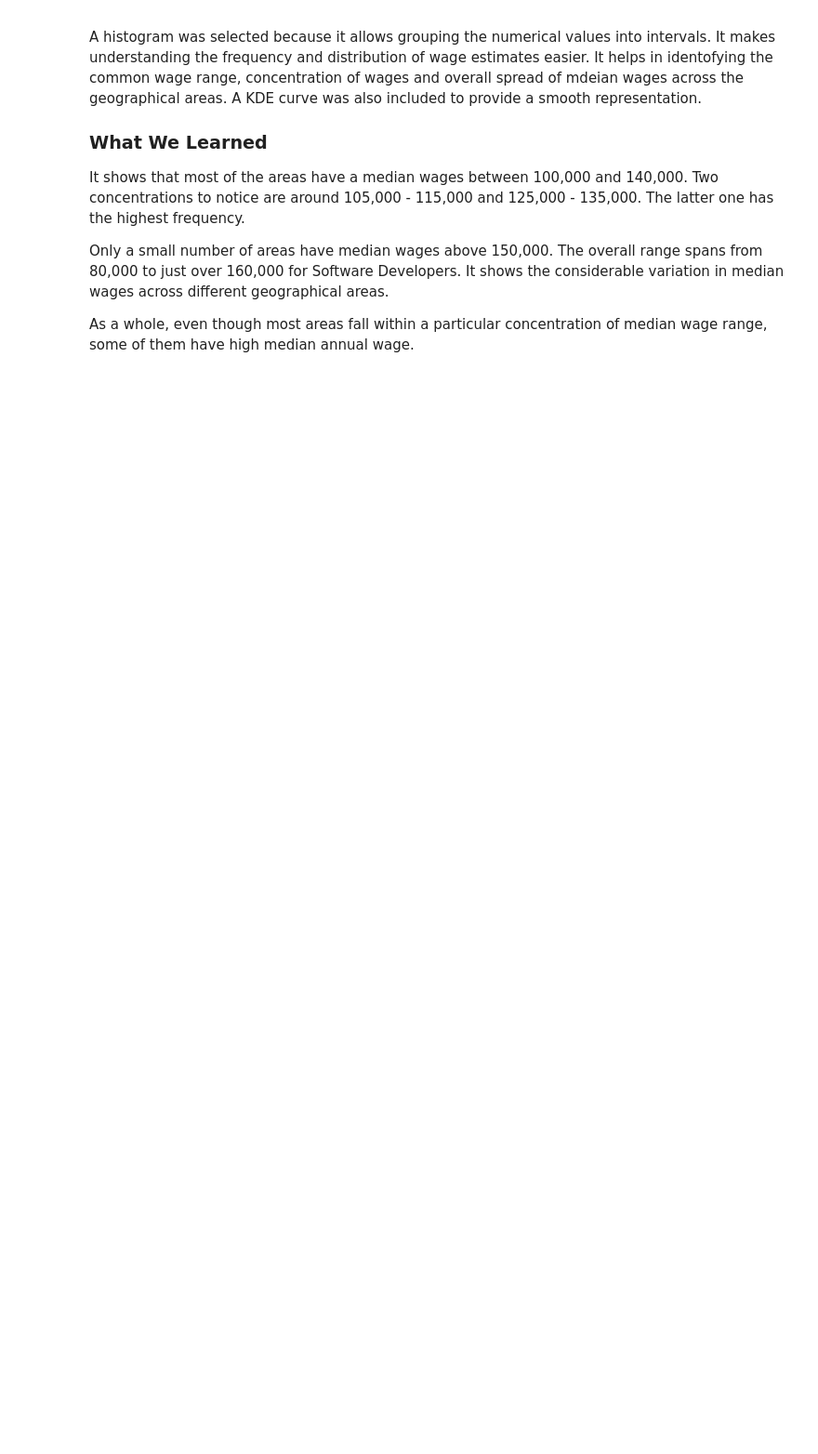
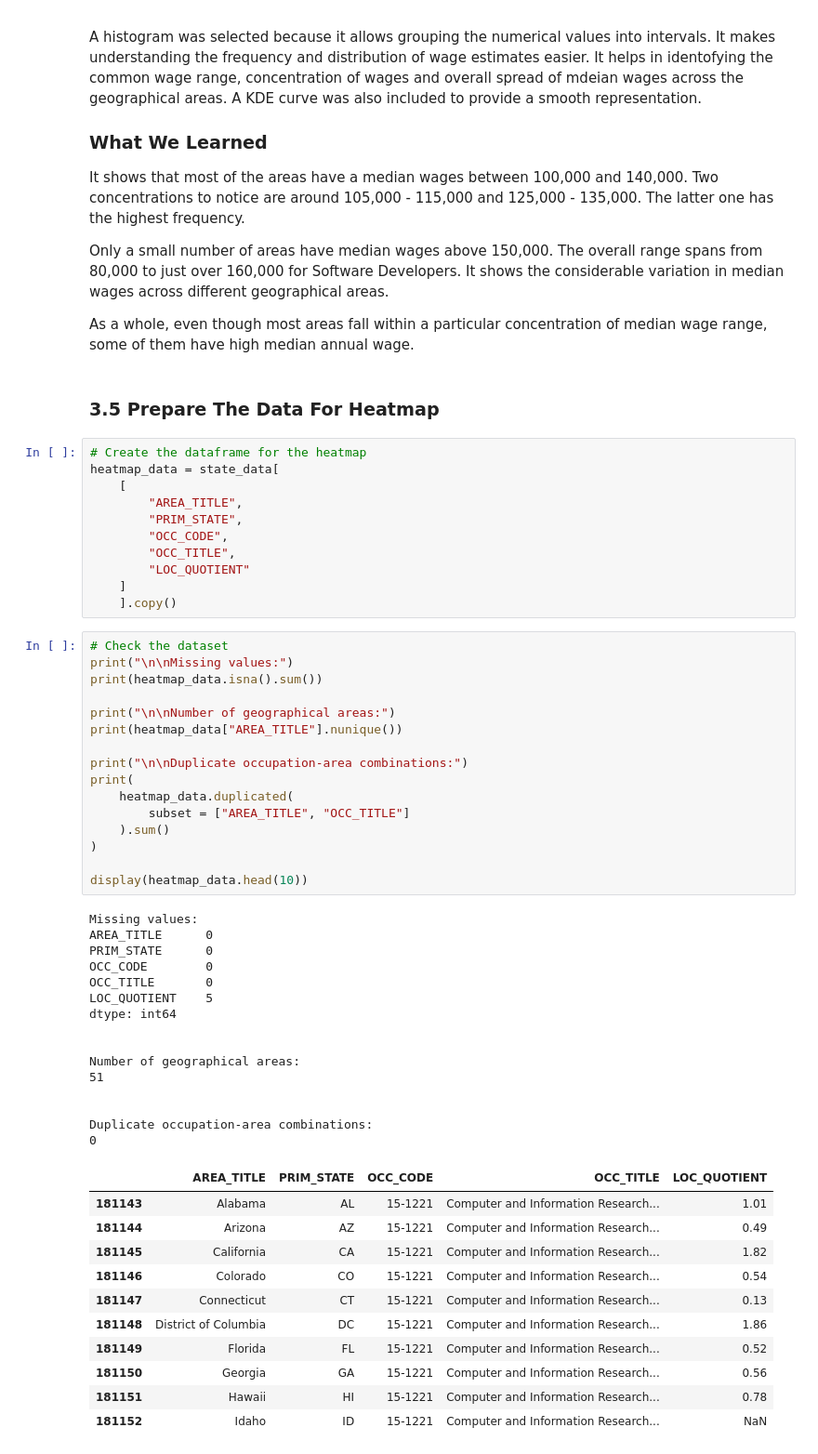
Before and after one commit to 2024635/CA1-Data-Visualisation-and-Communication-2024635, a Jupyter notebook: CA1-Data-Visualisation-and-Communication.ipynb, the cells around one changed output. Shown at 93% size. Cells and saved outputs as stored; diff of their text form; blank space fills up the shorter version.

```diff
--- a/CA1-Data-Visualisation-and-Communication.ipynb
+++ b/CA1-Data-Visualisation-and-Communication.ipynb
@@ -833,3 +833,59 @@ It shows that most of the areas have a median wages between 100,000 and 140,000.
 Only a small number of areas have median wages above 150,000. The overall range spans from 80,000 to just over 160,000 for Software Developers. It shows the considerable variation in median wages across different geographical areas.
 
 As a whole, even though most areas fall within a particular concentration of median wage range, some of them have high median annual wage.
+# %% [markdown]
+### 3.5 Prepare The Data For Heatmap
+# %%
+# Create the dataframe for the heatmap
+heatmap_data = state_data[
+    [
+        "AREA_TITLE",
+        "PRIM_STATE",
+        "OCC_CODE",
+        "OCC_TITLE",
+        "LOC_QUOTIENT"
+    ]
+    ].copy()
+# %%
+# Check the dataset
+print("\n\nMissing values:")
+print(heatmap_data.isna().sum())
+
+print("\n\nNumber of geographical areas:")
+print(heatmap_data["AREA_TITLE"].nunique())
+
+print("\n\nDuplicate occupation-area combinations:")
+print(
+    heatmap_data.duplicated(
+        subset = ["AREA_TITLE", "OCC_TITLE"]
+    ).sum()
+)
+
+display(heatmap_data.head(10))
+# %% [output]
+Missing values:
+AREA_TITLE      0
+PRIM_STATE      0
+OCC_CODE        0
+OCC_TITLE       0
+LOC_QUOTIENT    5
+dtype: int64
+
+
+Number of geographical areas:
+51
+
+
+Duplicate occupation-area combinations:
+0
+|  | AREA_TITLE | PRIM_STATE | OCC_CODE | OCC_TITLE | LOC_QUOTIENT |
+| 181143 | Alabama | AL | 15-1221 | Computer and Information Research... | 1.01 |
+| 181144 | Arizona | AZ | 15-1221 | Computer and Information Research... | 0.49 |
+| 181145 | California | CA | 15-1221 | Computer and Information Research... | 1.82 |
+| 181146 | Colorado | CO | 15-1221 | Computer and Information Research... | 0.54 |
+| 181147 | Connecticut | CT | 15-1221 | Computer and Information Research... | 0.13 |
+| 181148 | District of Columbia | DC | 15-1221 | Computer and Information Research... | 1.86 |
+| 181149 | Florida | FL | 15-1221 | Computer and Information Research... | 0.52 |
+| 181150 | Georgia | GA | 15-1221 | Computer and Information Research... | 0.56 |
+| 181151 | Hawaii | HI | 15-1221 | Computer and Information Research... | 0.78 |
+| 181152 | Idaho | ID | 15-1221 | Computer and Information Research... | NaN |
```
Also changed, not shown: parts of 3 cells of this notebook.
